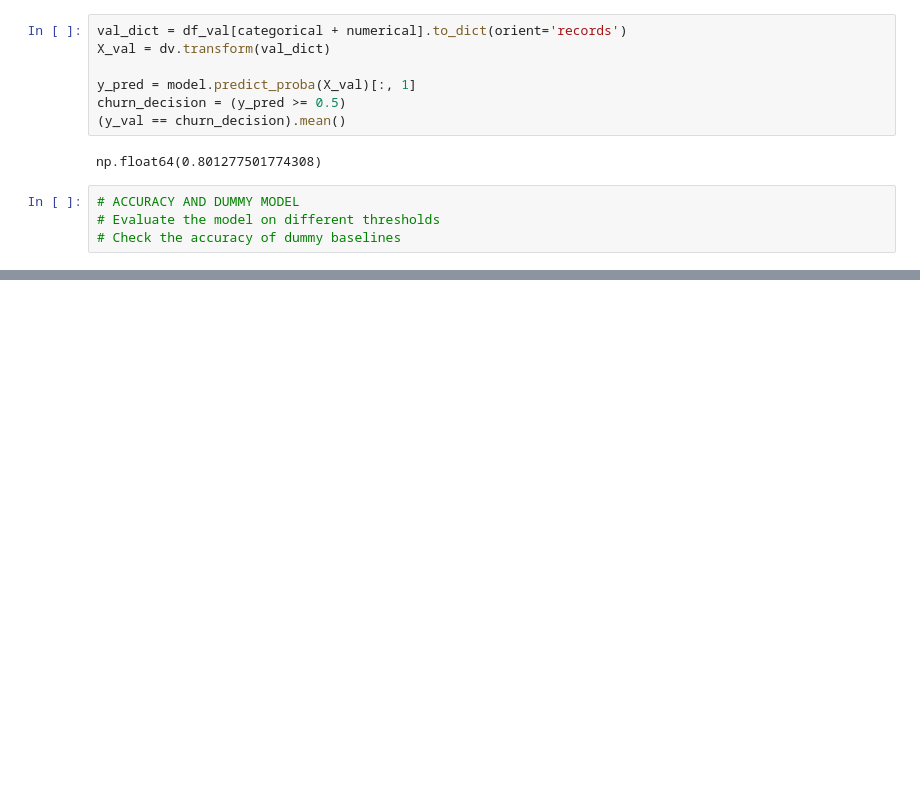
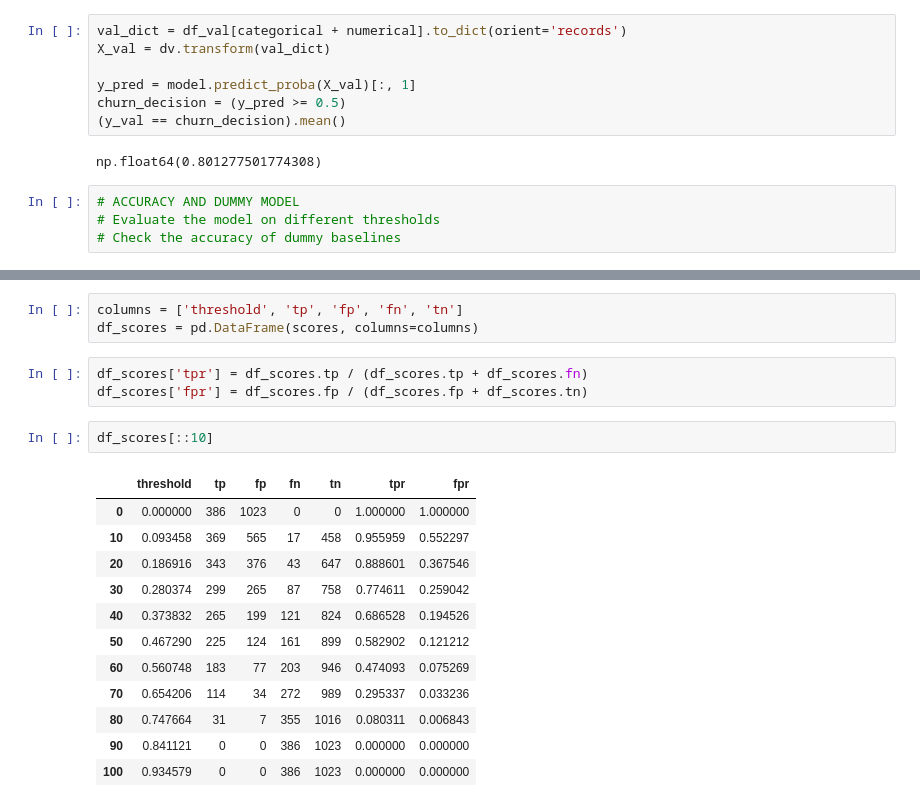
Before and after one commit to engseedorf/Machine-Learning-Zoomcamp, a Jupyter notebook: 04_ChurnMetric.ipynb, the cells around one changed output, grey strips where cells are left out. Cells and saved outputs as stored; diff of their text form; blank space fills up the shorter version.

```diff
--- a/04_ChurnMetric.ipynb
+++ b/04_ChurnMetric.ipynb
@@ -92,0 +267,21 @@ np.float64(0.801277501774308)
+# %%
+columns = ['threshold', 'tp', 'fp', 'fn', 'tn']
+df_scores = pd.DataFrame(scores, columns=columns)
+# %%
+df_scores['tpr'] = df_scores.tp / (df_scores.tp + df_scores.fn)
+df_scores['fpr'] = df_scores.fp / (df_scores.fp + df_scores.tn)
+# %%
+df_scores[::10]
+# %% [output]
+|  | threshold | tp | fp | fn | tn | tpr | fpr |
+| 0 | 0.000000 | 386 | 1023 | 0 | 0 | 1.000000 | 1.000000 |
+| 10 | 0.093458 | 369 | 565 | 17 | 458 | 0.955959 | 0.552297 |
+| 20 | 0.186916 | 343 | 376 | 43 | 647 | 0.888601 | 0.367546 |
+| 30 | 0.280374 | 299 | 265 | 87 | 758 | 0.774611 | 0.259042 |
+| 40 | 0.373832 | 265 | 199 | 121 | 824 | 0.686528 | 0.194526 |
+| 50 | 0.467290 | 225 | 124 | 161 | 899 | 0.582902 | 0.121212 |
+| 60 | 0.560748 | 183 | 77 | 203 | 946 | 0.474093 | 0.075269 |
+| 70 | 0.654206 | 114 | 34 | 272 | 989 | 0.295337 | 0.033236 |
+| 80 | 0.747664 | 31 | 7 | 355 | 1016 | 0.080311 | 0.006843 |
+| 90 | 0.841121 | 0 | 0 | 386 | 1023 | 0.000000 | 0.000000 |
+| 100 | 0.934579 | 0 | 0 | 386 | 1023 | 0.000000 | 0.000000 |
```
Also changed, not shown: parts of 43 cells of this notebook.
